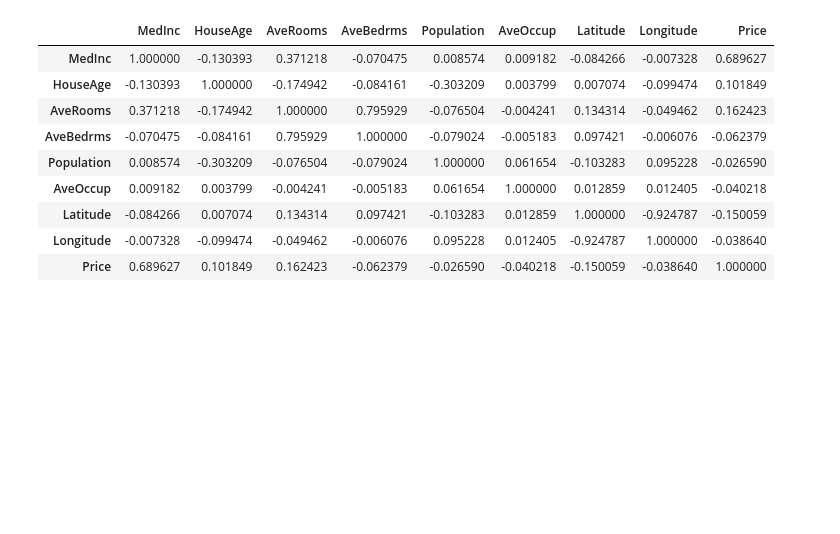
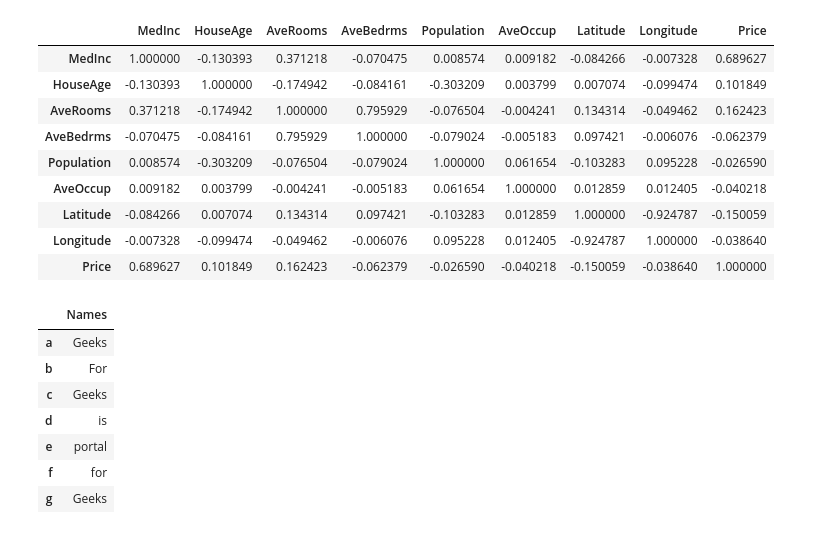
Before and after one commit to demohari/test1, a Jupyter notebook: Linear_Regression.ipynb, the cells around one changed output. Saved outputs shown, nothing was run; the diff lists cells and outputs as text; code cells hidden in the pictures; blank space fills up the shorter version.

```diff
--- a/Linear_Regression.ipynb
+++ b/Linear_Regression.ipynb
@@ -551,3 +629,25 @@ df_copy.corr()
 | Latitude | -0.084266 | 0.007074 | 0.134314 | 0.097421 | -0.103283 | 0.012859 | 1.000000 | -0.924787 | -0.150059 |
 | Longitude | -0.007328 | -0.099474 | -0.049462 | -0.006076 | 0.095228 | 0.012405 | -0.924787 | 1.000000 | -0.038640 |
 | Price | 0.689627 | 0.101849 | 0.162423 | -0.062379 | -0.026590 | -0.040218 | -0.150059 | -0.038640 | 1.000000 |
+# %%
+# import pandas as pd
+import pandas as pd
+
+# list of strings
+lst = ['Geeks', 'For', 'Geeks', 'is', 'portal', 'for', 'Geeks']
+lst1 = ['Geeks', 'For', 'Geeks', 'is', 'portal', 'for', 'Geeks']
+
+# Calling DataFrame constructor on list
+# with indices and columns specified
+df = pd.DataFrame(lst, index =['a', 'b', 'c', 'd', 'e', 'f', 'g'],
+											columns =['Names'])
+df
+# %% [output]
+|  | Names |
+| a | Geeks |
+| b | For |
+| c | Geeks |
+| d | is |
+| e | portal |
+| f | for |
+| g | Geeks |
```
Also changed, not shown: parts of 16 cells of this notebook.
